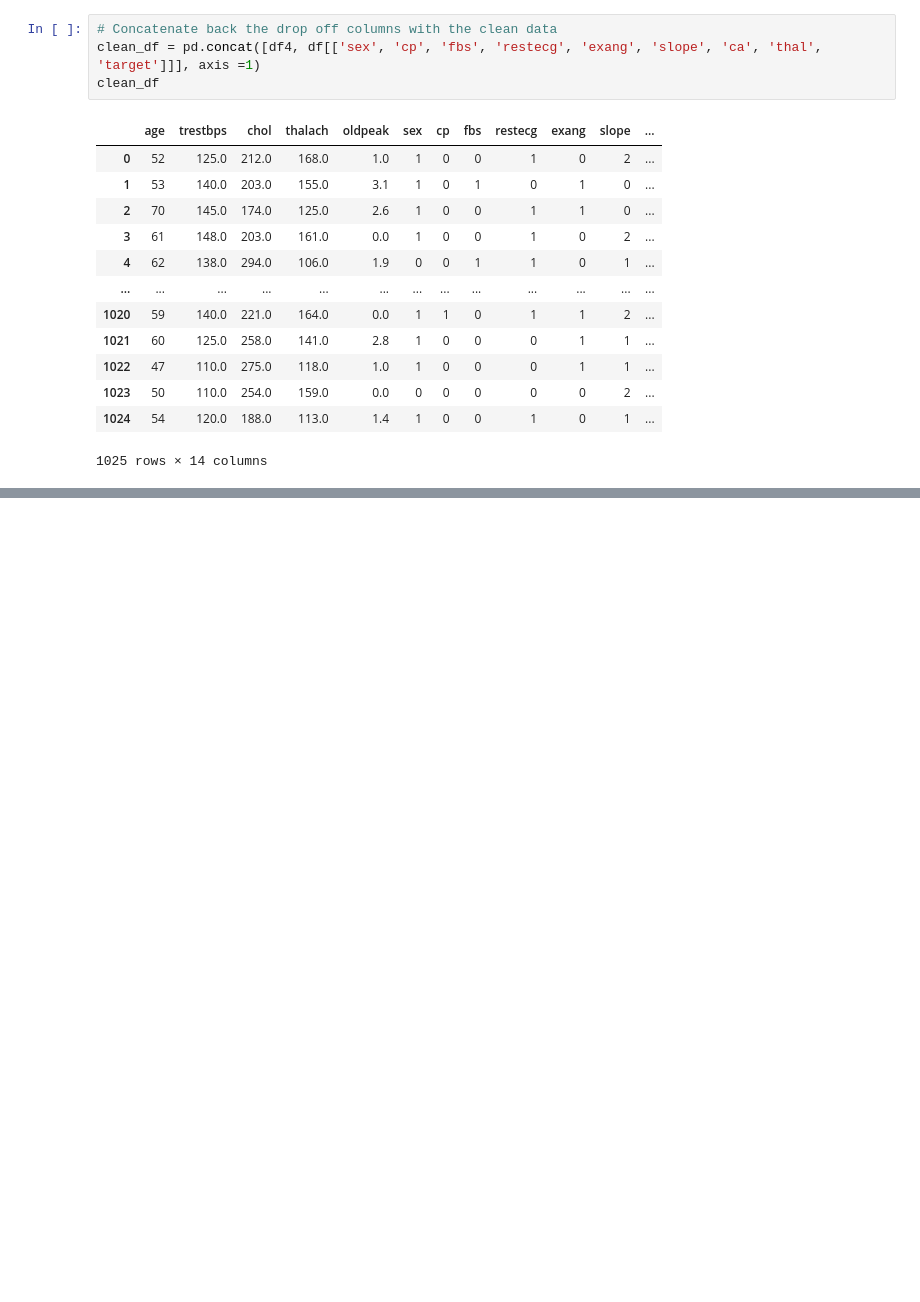
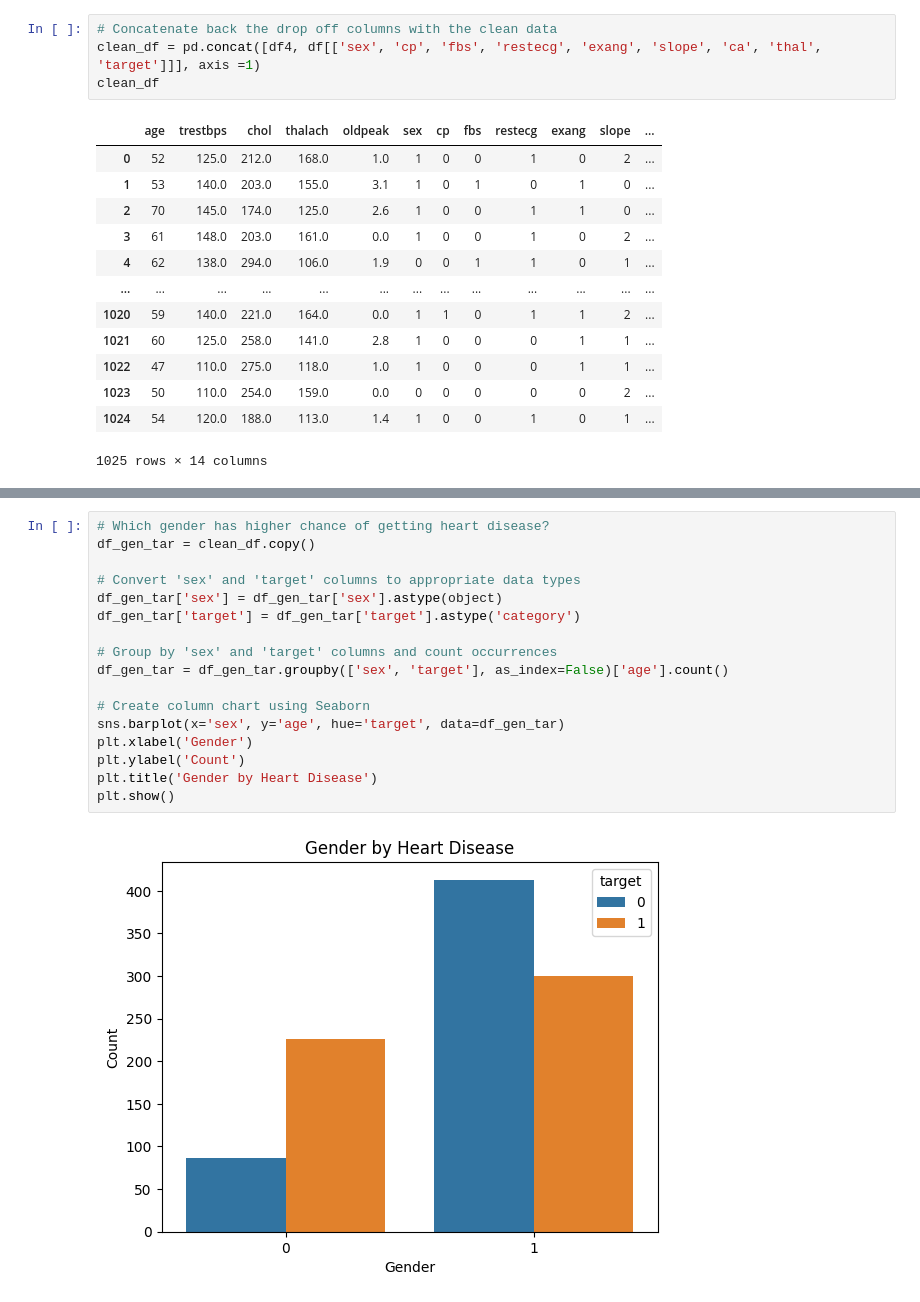
Before and after one commit to karhong-sam/project-wqd7003-ds-analysis, a Jupyter notebook: albert_EDA_trial.ipynb, the cells around one changed output, grey strips where cells are left out. Drawn from its saved outputs; the diff is of its cells as text; blank space fills up the shorter version.

```diff
--- a/albert_EDA_trial.ipynb
+++ b/albert_EDA_trial.ipynb
@@ -263,0 +315,19 @@ clean_df
+# %%
+# Which gender has higher chance of getting heart disease?
+df_gen_tar = clean_df.copy()
+
+# Convert 'sex' and 'target' columns to appropriate data types
+df_gen_tar['sex'] = df_gen_tar['sex'].astype(object)
+df_gen_tar['target'] = df_gen_tar['target'].astype('category')
+
+# Group by 'sex' and 'target' columns and count occurrences
+df_gen_tar = df_gen_tar.groupby(['sex', 'target'], as_index=False)['age'].count()
+
+# Create column chart using Seaborn
+sns.barplot(x='sex', y='age', hue='target', data=df_gen_tar)
+plt.xlabel('Gender')
+plt.ylabel('Count')
+plt.title('Gender by Heart Disease')
+plt.show()
+# %% [output]
+[figure, added]
```
Also changed, not shown: parts of 13 cells of this notebook.
